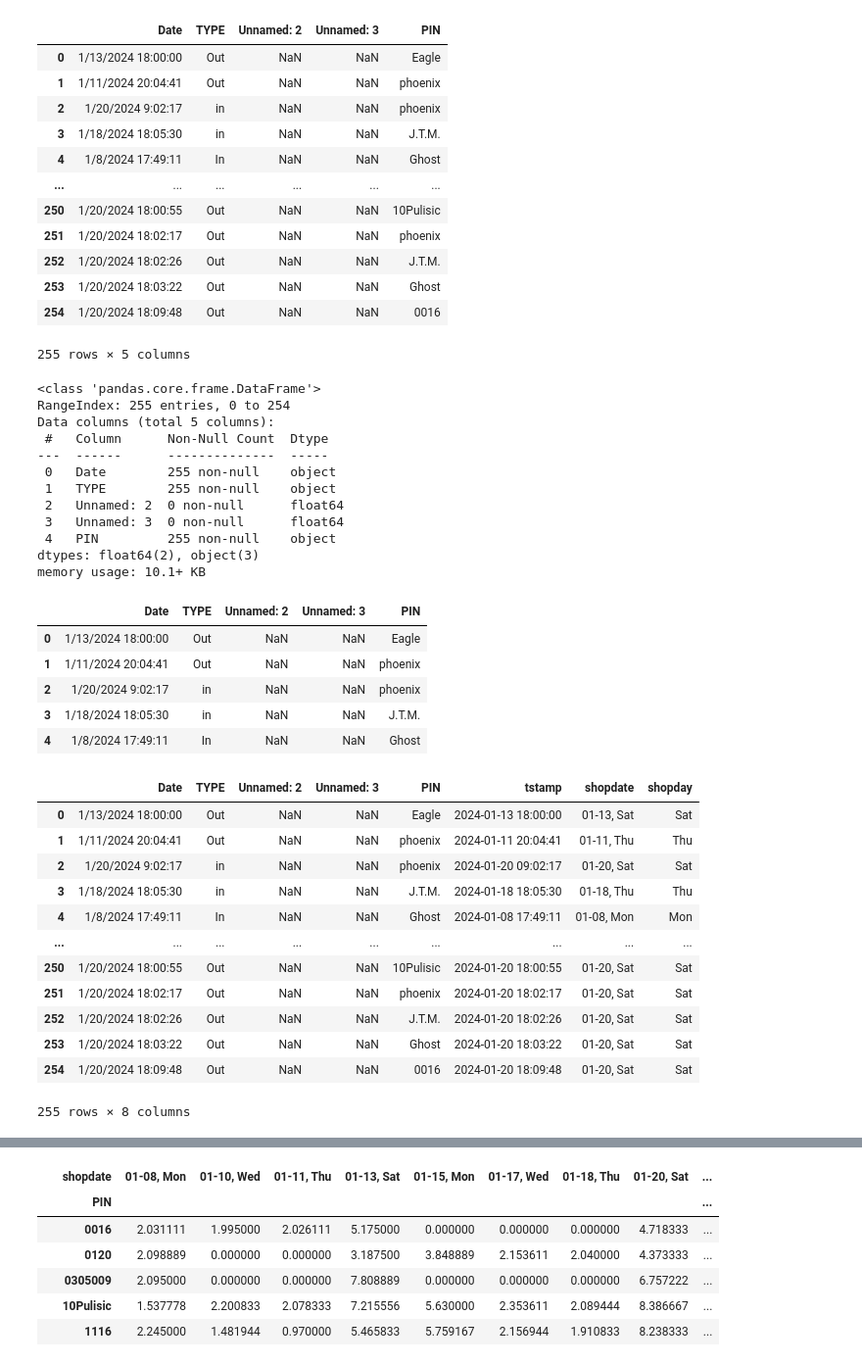
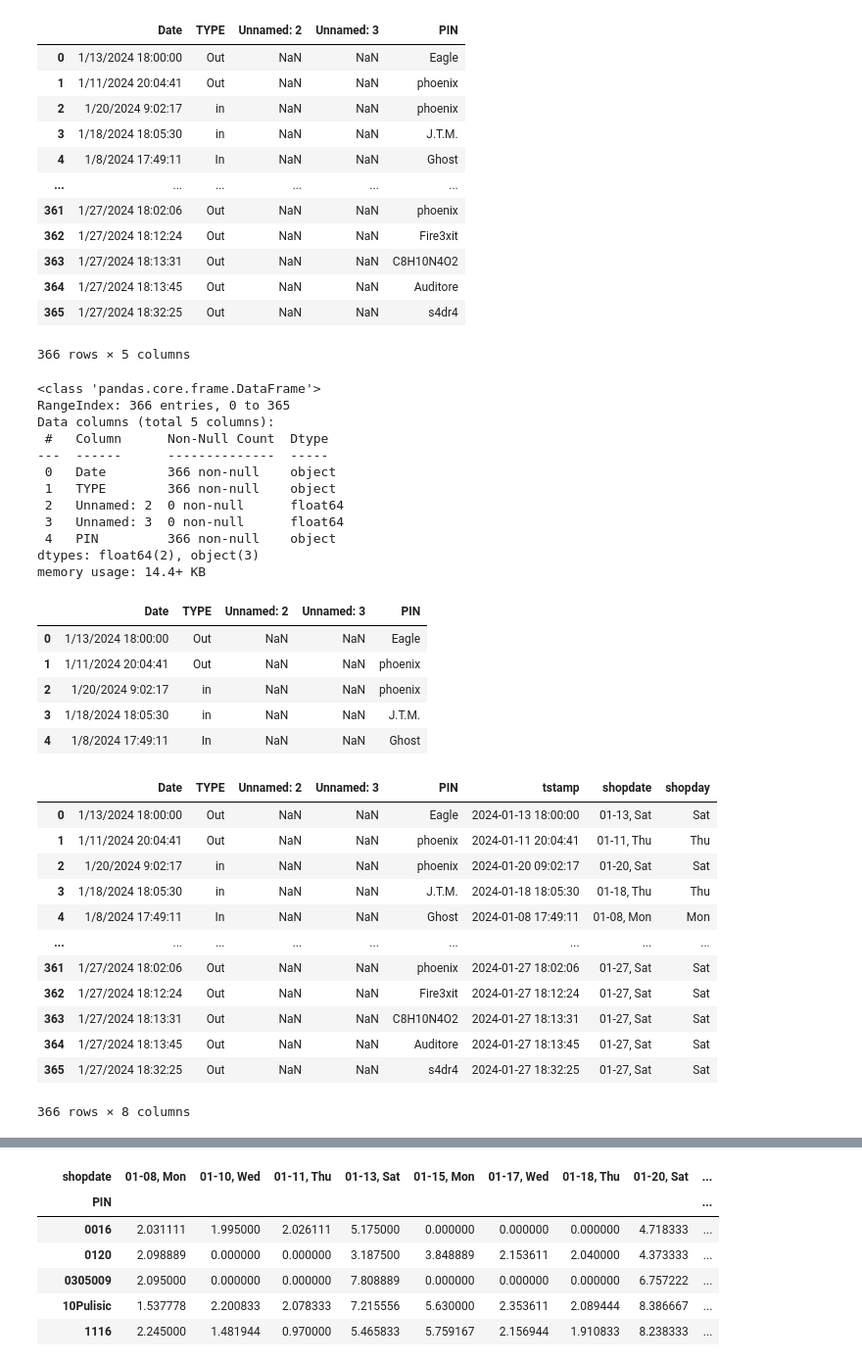
Before and after one commit to dcowden/281attendance, a Jupyter notebook: 281HoursReport.ipynb, the cells around one changed output, grey strips where cells are left out. Shown at 98% size. Drawn from its saved outputs; the diff is of its cells as text; code cells hidden in the pictures.

Commit message:
next week of data.

```diff
--- a/281HoursReport.ipynb
+++ b/281HoursReport.ipynb
@@ -1,37 +1,37 @@
 # %%
 import pandas as pd
-hoursdf=pd.read_csv('281-time-1-22-2024.csv', sep='\t')
+hoursdf=pd.read_csv('time-data/281-time-1-29-2024.tsv', sep='\t')
 hoursdf
 # %% [output]
 |  | Date | TYPE | Unnamed: 2 | Unnamed: 3 | PIN |
 | 0 | 1/13/2024 18:00:00 | Out | NaN | NaN | Eagle |
 | 1 | 1/11/2024 20:04:41 | Out | NaN | NaN | phoenix |
 | 2 | 1/20/2024 9:02:17 | in | NaN | NaN | phoenix |
 | 3 | 1/18/2024 18:05:30 | in | NaN | NaN | J.T.M. |
 | 4 | 1/8/2024 17:49:11 | In | NaN | NaN | Ghost |
 | ... | ... | ... | ... | ... | ... |
-| 250 | 1/20/2024 18:00:55 | Out | NaN | NaN | 10Pulisic |
-| 251 | 1/20/2024 18:02:17 | Out | NaN | NaN | phoenix |
-| 252 | 1/20/2024 18:02:26 | Out | NaN | NaN | J.T.M. |
-| 253 | 1/20/2024 18:03:22 | Out | NaN | NaN | Ghost |
-| 254 | 1/20/2024 18:09:48 | Out | NaN | NaN | 0016 |
+| 361 | 1/27/2024 18:02:06 | Out | NaN | NaN | phoenix |
+| 362 | 1/27/2024 18:12:24 | Out | NaN | NaN | Fire3xit |
+| 363 | 1/27/2024 18:13:31 | Out | NaN | NaN | C8H10N4O2 |
+| 364 | 1/27/2024 18:13:45 | Out | NaN | NaN | Auditore |
+| 365 | 1/27/2024 18:32:25 | Out | NaN | NaN | s4dr4 |
-255 rows × 5 columns
+366 rows × 5 columns
 # %%
 hoursdf.info()
 hoursdf.head(5)
 # %% [output]
 <class 'pandas.core.frame.DataFrame'>
-RangeIndex: 255 entries, 0 to 254
+RangeIndex: 366 entries, 0 to 365
 Data columns (total 5 columns):
  #   Column      Non-Null Count  Dtype
 ---  ------      --------------  -----
- 0   Date        255 non-null    object
- 1   TYPE        255 non-null    object
+ 0   Date        366 non-null    object
+ 1   TYPE        366 non-null    object
  2   Unnamed: 2  0 non-null      float64
  3   Unnamed: 3  0 non-null      float64
- 4   PIN         255 non-null    object
+ 4   PIN         366 non-null    object
 dtypes: float64(2), object(3)
-memory usage: 10.1+ KB
+memory usage: 14.4+ KB
 |  | Date | TYPE | Unnamed: 2 | Unnamed: 3 | PIN |
 | 0 | 1/13/2024 18:00:00 | Out | NaN | NaN | Eagle |
 | 1 | 1/11/2024 20:04:41 | Out | NaN | NaN | phoenix |
@@ -52,12 +52,12 @@ hoursdf
 | 3 | 1/18/2024 18:05:30 | in | NaN | NaN | J.T.M. | 2024-01-18 18:05:30 | 01-18, Thu | Thu |
 | 4 | 1/8/2024 17:49:11 | In | NaN | NaN | Ghost | 2024-01-08 17:49:11 | 01-08, Mon | Mon |
 | ... | ... | ... | ... | ... | ... | ... | ... | ... |
-| 250 | 1/20/2024 18:00:55 | Out | NaN | NaN | 10Pulisic | 2024-01-20 18:00:55 | 01-20, Sat | Sat |
-| 251 | 1/20/2024 18:02:17 | Out | NaN | NaN | phoenix | 2024-01-20 18:02:17 | 01-20, Sat | Sat |
-| 252 | 1/20/2024 18:02:26 | Out | NaN | NaN | J.T.M. | 2024-01-20 18:02:26 | 01-20, Sat | Sat |
-| 253 | 1/20/2024 18:03:22 | Out | NaN | NaN | Ghost | 2024-01-20 18:03:22 | 01-20, Sat | Sat |
-| 254 | 1/20/2024 18:09:48 | Out | NaN | NaN | 0016 | 2024-01-20 18:09:48 | 01-20, Sat | Sat |
+| 361 | 1/27/2024 18:02:06 | Out | NaN | NaN | phoenix | 2024-01-27 18:02:06 | 01-27, Sat | Sat |
+| 362 | 1/27/2024 18:12:24 | Out | NaN | NaN | Fire3xit | 2024-01-27 18:12:24 | 01-27, Sat | Sat |
+| 363 | 1/27/2024 18:13:31 | Out | NaN | NaN | C8H10N4O2 | 2024-01-27 18:13:31 | 01-27, Sat | Sat |
+| 364 | 1/27/2024 18:13:45 | Out | NaN | NaN | Auditore | 2024-01-27 18:13:45 | 01-27, Sat | Sat |
+| 365 | 1/27/2024 18:32:25 | Out | NaN | NaN | s4dr4 | 2024-01-27 18:32:25 | 01-27, Sat | Sat |
-255 rows × 8 columns
+366 rows × 8 columns
 # %%
 def shop_hours(s):
     seconds_this_day = (s.max() - s.min()).seconds/60
```
Also changed, not shown: parts of 4 cells of this notebook, 3 other files.
